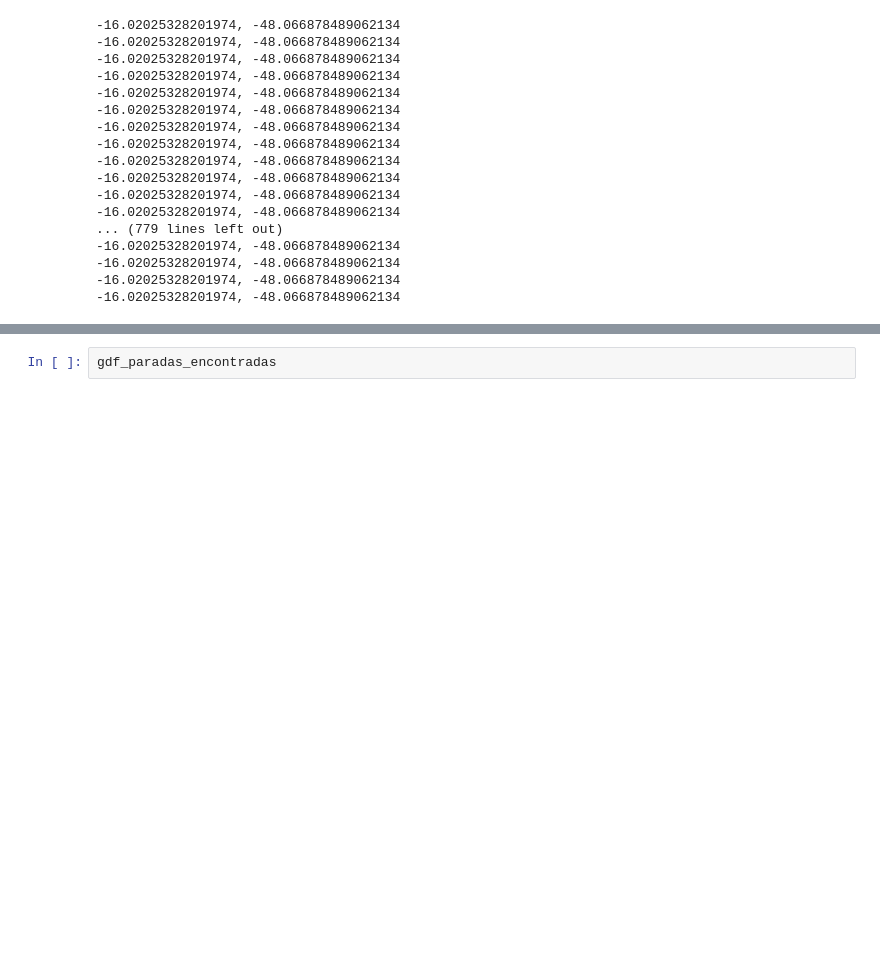
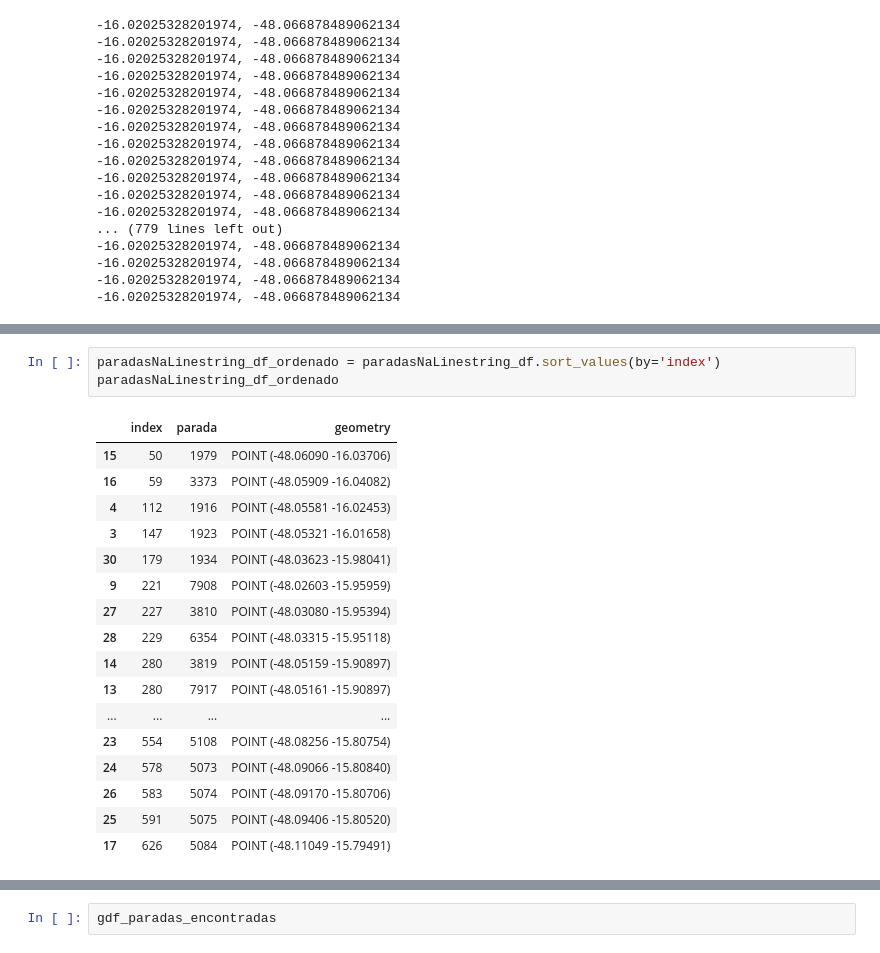
Before and after one commit to ResidenciaTICBrisa/02_RotaOnibus, a Jupyter notebook: docs/Notebooks/LinhaOnibus-Grafo.ipynb, the cells around one changed output, grey strips where cells are left out. Cells and saved outputs as stored; diff of their text form; blank space fills up the shorter version.

```diff
--- a/docs/Notebooks/LinhaOnibus-Grafo.ipynb
+++ b/docs/Notebooks/LinhaOnibus-Grafo.ipynb
@@ -299,0 +248,21 @@ m
+# %%
+paradasNaLinestring_df_ordenado = paradasNaLinestring_df.sort_values(by='index')
+paradasNaLinestring_df_ordenado
+# %% [output]
+|  | index | parada | geometry |
+| 15 | 50 | 1979 | POINT (-48.06090 -16.03706) |
+| 16 | 59 | 3373 | POINT (-48.05909 -16.04082) |
+| 4 | 112 | 1916 | POINT (-48.05581 -16.02453) |
+| 3 | 147 | 1923 | POINT (-48.05321 -16.01658) |
+| 30 | 179 | 1934 | POINT (-48.03623 -15.98041) |
+| 9 | 221 | 7908 | POINT (-48.02603 -15.95959) |
+| 27 | 227 | 3810 | POINT (-48.03080 -15.95394) |
+| 28 | 229 | 6354 | POINT (-48.03315 -15.95118) |
+| 14 | 280 | 3819 | POINT (-48.05159 -15.90897) |
+| 13 | 280 | 7917 | POINT (-48.05161 -15.90897) |
+| ... | ... | ... | ... |
+| 23 | 554 | 5108 | POINT (-48.08256 -15.80754) |
+| 24 | 578 | 5073 | POINT (-48.09066 -15.80840) |
+| 26 | 583 | 5074 | POINT (-48.09170 -15.80706) |
+| 25 | 591 | 5075 | POINT (-48.09406 -15.80520) |
+| 17 | 626 | 5084 | POINT (-48.11049 -15.79491) |
```
Also changed, not shown: parts of 17 cells of this notebook.
